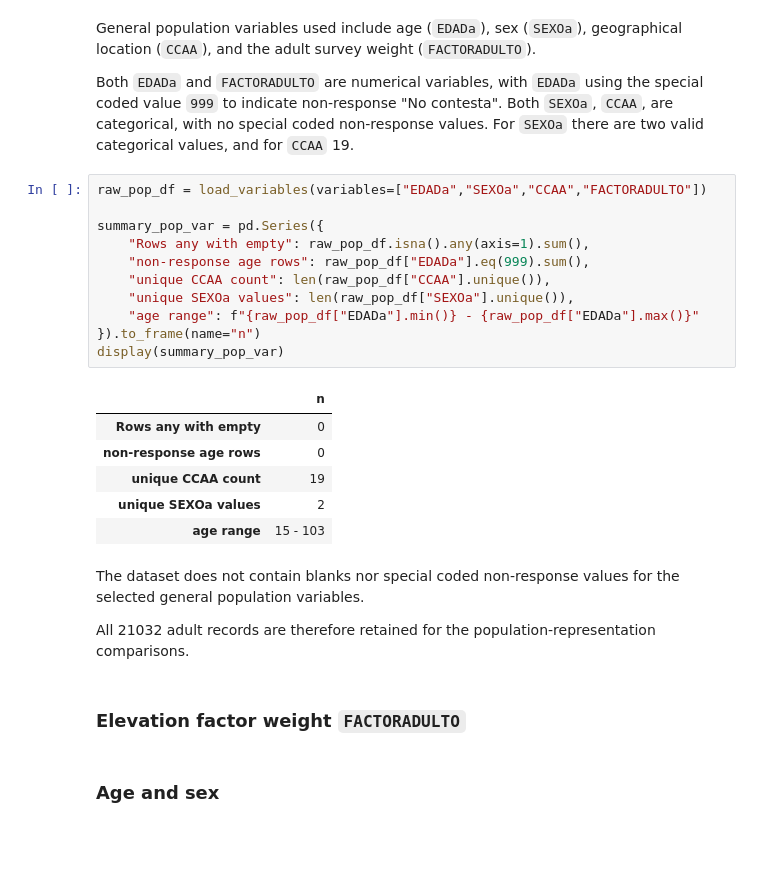
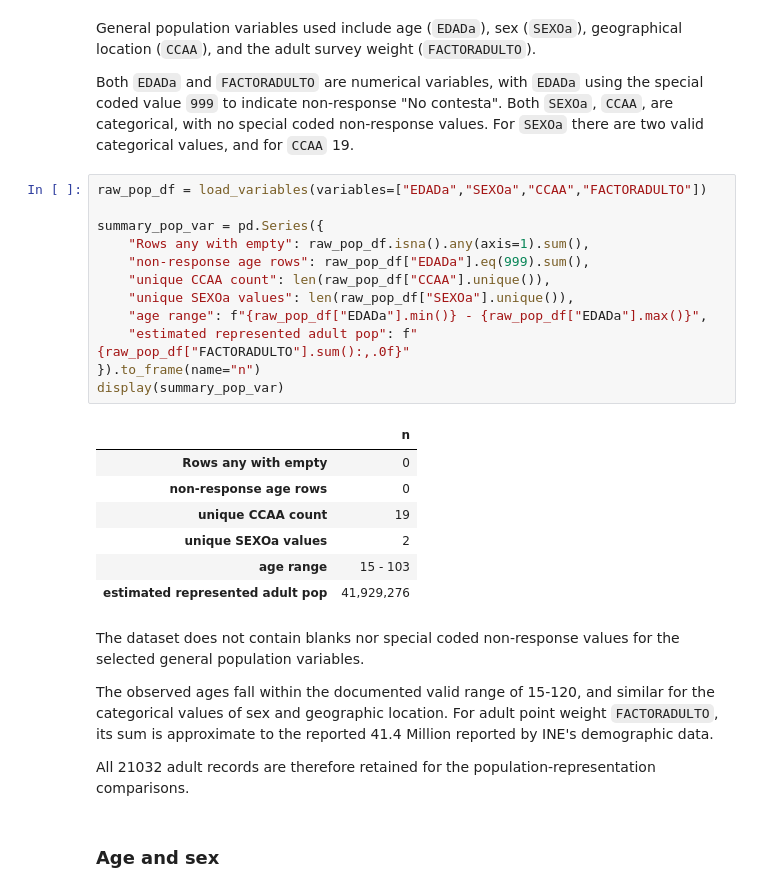
Before and after one commit to LoloCG/INE-health-data-Test, a Jupyter notebook: notebooks/01_esde_adult_2023_data_audit.ipynb, the cells around one changed output. Drawn from its saved outputs; the diff is of its cells as text; blank space fills up the shorter version.

```diff
--- a/notebooks/01_esde_adult_2023_data_audit.ipynb
+++ b/notebooks/01_esde_adult_2023_data_audit.ipynb
@@ -157,26 +158,29 @@ Both `SEXOa`, `CCAA`, are categorical, with no special coded non-response values
 # %%
 raw_pop_df = load_variables(variables=["EDADa","SEXOa","CCAA","FACTORADULTO"])
 
 summary_pop_var = pd.Series({
     "Rows any with empty": raw_pop_df.isna().any(axis=1).sum(),
     "non-response age rows": raw_pop_df["EDADa"].eq(999).sum(),
     "unique CCAA count": len(raw_pop_df["CCAA"].unique()),
     "unique SEXOa values": len(raw_pop_df["SEXOa"].unique()),
-    "age range": f"{raw_pop_df["EDADa"].min()} - {raw_pop_df["EDADa"].max()}"
+    "age range": f"{raw_pop_df["EDADa"].min()} - {raw_pop_df["EDADa"].max()}",
+    "estimated represented adult pop": f"{raw_pop_df["FACTORADULTO"].sum():,.0f}"
 }).to_frame(name="n")
 display(summary_pop_var)
 # %% [output]
 |  | n |
 | Rows any with empty | 0 |
 | non-response age rows | 0 |
 | unique CCAA count | 19 |
 | unique SEXOa values | 2 |
 | age range | 15 - 103 |
+| estimated represented adult pop | 41,929,276 |
 # %% [markdown]
 The dataset does not contain blanks nor special coded non-response values for the selected general population variables.
 
+The observed ages fall within the documented valid range of 15-120, and similar for the categorical values of sex and geographic location.
+For adult point weight `FACTORADULTO`, its sum is approximate to the reported 41.4 Million reported by INE's demographic data.
+
 All 21032 adult records are therefore retained for the population-representation comparisons.
-# %% [markdown]
-### Elevation factor weight `FACTORADULTO`
 # %% [markdown]
 ### Age and sex
```
Also changed, not shown: parts of 6 cells of this notebook.
